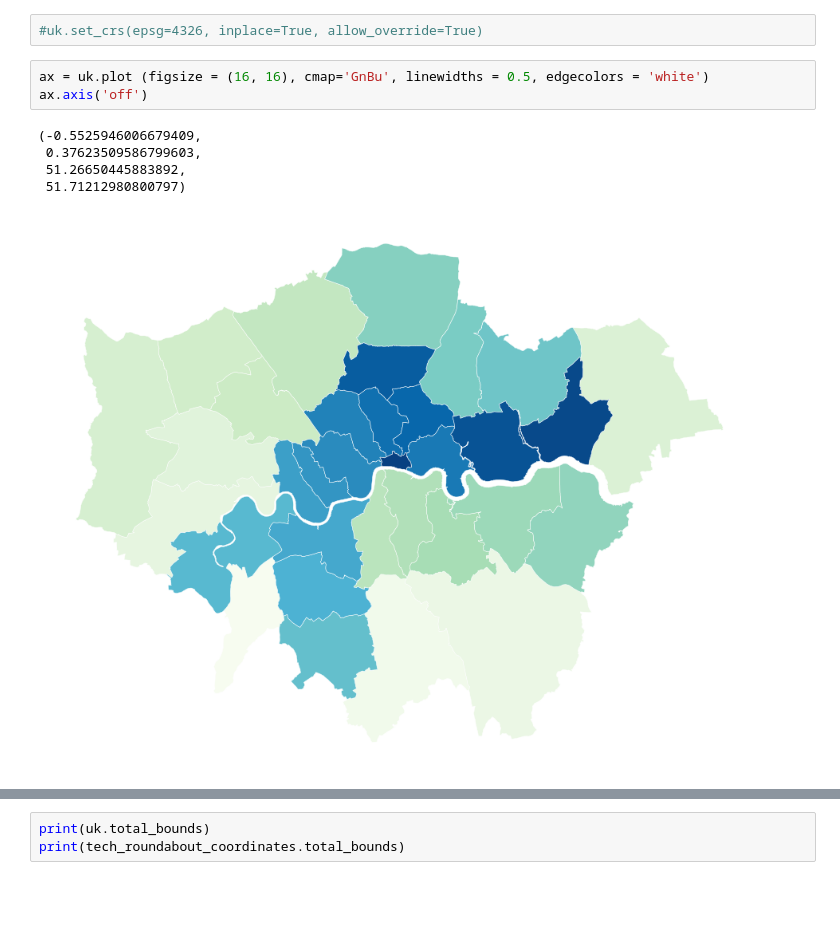
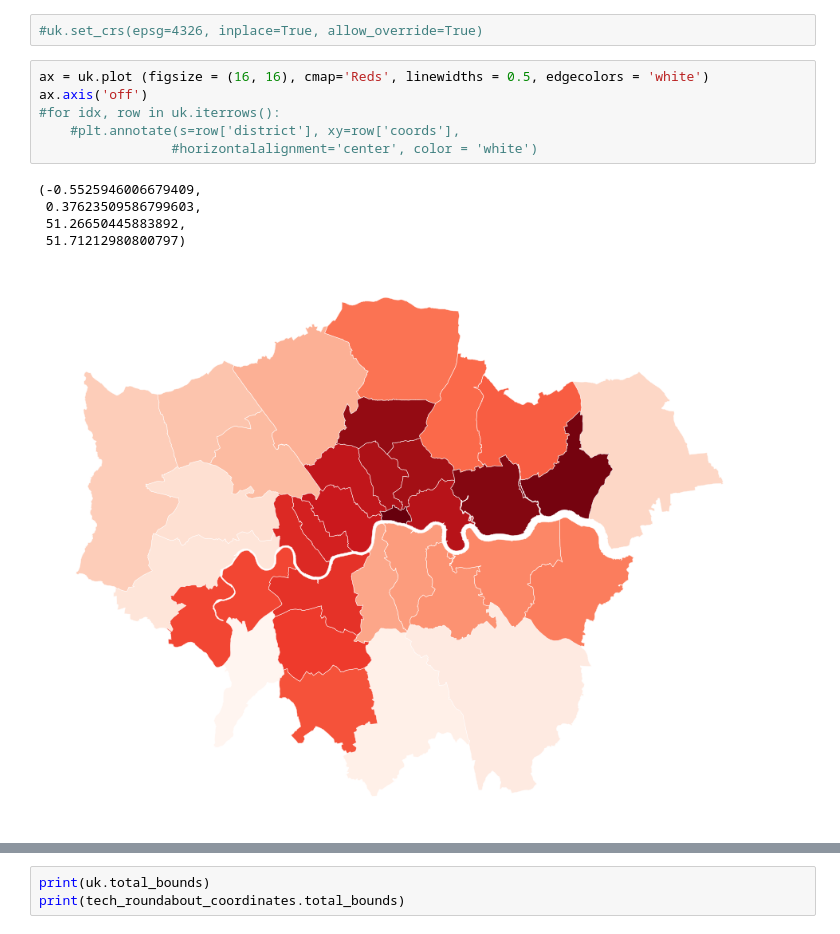
Before and after one commit to AnushaGooda/Data_Viz_FTP, a Jupyter notebook: scripts/visualization/geospatial exploration.ipynb, the cells around one changed output, grey strips where cells are left out. Cells and saved outputs as stored; diff of their text form; blank space fills up the shorter version.

```diff
--- a/scripts/visualization/geospatial exploration.ipynb
+++ b/scripts/visualization/geospatial exploration.ipynb
@@ -81,14 +83,17 @@ uk.head()
 # %%
 #uk.set_crs(epsg=4326, inplace=True, allow_override=True)
 # %%
-ax = uk.plot (figsize = (16, 16), cmap='GnBu', linewidths = 0.5, edgecolors = 'white')
+ax = uk.plot (figsize = (16, 16), cmap='Reds', linewidths = 0.5, edgecolors = 'white')
 ax.axis('off')
+#for idx, row in uk.iterrows():
+    #plt.annotate(s=row['district'], xy=row['coords'],
+                 #horizontalalignment='center', color = 'white')
 # %% [output]
 (-0.5525946006679409,
  0.37623509586799603,
  51.26650445883892,
  51.71212980800797)
-[figure, old version]
+[figure, new version]
 # %%
 print(uk.crs)
 print(tech_roundabout_coordinates.crs)
```
Also changed, not shown: parts of 15 cells of this notebook, 1 other file.
